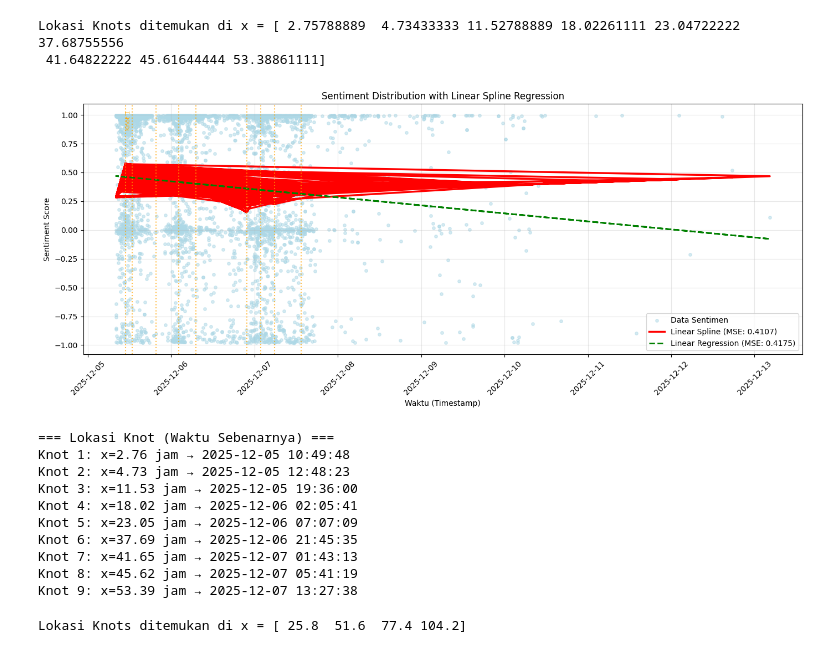
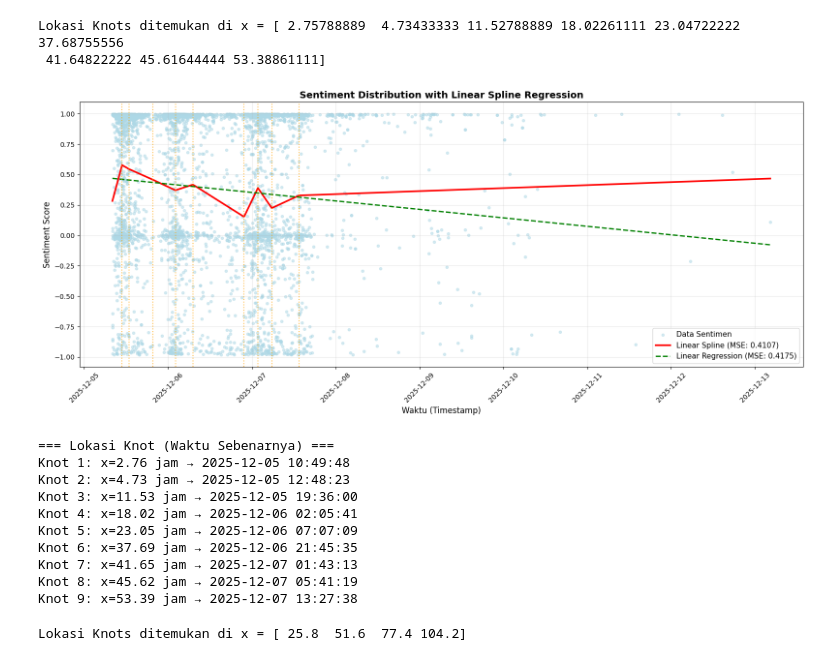
Before and after one commit to YehezkielG/sentiment-spline-truncated-bencana-banjir, a Jupyter notebook: notebook.ipynb, the cells around one changed output. Drawn from its saved outputs; the diff is of its cells as text; code cells hidden in the pictures.

Commit message:
update, visualzation for good

```diff
--- a/notebook.ipynb
+++ b/notebook.ipynb
@@ -187,47 +187,61 @@ Lokasi Knots ditemukan di x = [ 2.75788889  4.73433333 11.52788889 18.02261111 2
 final_model.fit(X_spline, y)
 y_pred = final_model.predict(X_spline)
 
 model_no_spline = Model()
 model_no_spline.fit(x.reshape(-1, 1), y)
 y_pred_linear = model_no_spline.predict(x.reshape(-1, 1))
 
 # Calculate MSE
 mse_spline = mean_squared_error(y, y_pred)
 mse_linear = mean_squared_error(y, y_pred_linear)
 
 # Konversi x (jam) kembali ke timestamp asli
 x_timestamps = start_time + pd.to_timedelta(x, unit='h')
 
-# Konversi posisi knot ke timestamp
+# --- PERBAIKAN DI SINI ---
+# Dapatkan index yang membuat x_timestamps menjadi urut
+sorted_indices = np.argsort(x_timestamps)
+
+# Urutkan sumbu X dan hasil prediksi (y_pred) berdasarkan index tersebut
+x_sorted = x_timestamps[sorted_indices]
+y_pred_sorted = y_pred[sorted_indices]
+
+# Lakukan hal yang sama untuk Linear Regression agar rapi (opsional jika sudah lurus)
+y_pred_linear_sorted = y_pred_linear[sorted_indices]
+
+# Konversi posisi knot ke timestamp (tidak perlu sort karena biasanya knot sudah urut)
 knot_timestamps = start_time + pd.to_timedelta(final_knots, unit='h')
 
-plt.figure(figsize=(14, 6))
+plt.figure(figsize=(16, 7))
+
+# Scatter plot TIDAK perlu di-sort (karena titik berdiri sendiri), tapi agar konsisten boleh saja
 plt.scatter(x_timestamps, y, alpha=0.5, s=15, label='Data Sentimen', color='lightblue')
-plt.plot(x_timestamps, y_pred, color='red', linewidth=2.5, label=f'Linear Spline (MSE: {mse_spline:.4f})')
-plt.plot(x_timestamps, y_pred_linear, color='green', linewidth=2, linestyle='--', label=f'Linear Regression (MSE: {mse_linear:.4f})')
 
-# Tambahkan garis vertikal untuk knot positions
+# Plot garis menggunakan data yang SUDAH DIURUTKAN
+plt.plot(x_sorted, y_pred_sorted, color='red', linewidth=2.5, label=f'Linear Spline (MSE: {mse_spline:.4f})')
+plt.plot(x_sorted, y_pred_linear_sorted, color='green', linewidth=2, linestyle='--', label=f'Linear Regression (MSE: {mse_linear:.4f})')
+
+# Tampilkan hanya setiap knot ke-n untuk menghindari overcrowding
+step = max(1, len(final_knots) // 10)  # Tampilkan maksimal 10 knot
 for i, knot_time in enumerate(knot_timestamps):
-    plt.axvline(knot_time, color='orange', linestyle=':', linewidth=1.5, alpha=0.7)
-    if i == 0:
-        plt.text(knot_time, plt.ylim()[1] * 0.95, f'Knot {i+1}',
-                 rotation=90, verticalalignment='top', fontsize=8, color='orange')
+    if i % step == 0:
+        plt.axvline(knot_time, color='orange', linestyle=':', linewidth=1.5, alpha=0.7)
 
-plt.title("Sentiment Distribution with Linear Spline Regression")
-plt.xlabel("Waktu (Timestamp)")
-plt.ylabel("Sentiment Score")
-plt.legend()
+plt.title("Sentiment Distribution with Linear Spline Regression", fontsize=14, fontweight='bold')
+plt.xlabel("Waktu (Timestamp)", fontsize=12)
+plt.ylabel("Sentiment Score", fontsize=12)
+plt.legend(fontsize=11)
 plt.grid(True, alpha=0.3)
 plt.xticks(rotation=45)
 plt.tight_layout()
 plt.show()
 
 # Print knot timestamps
 print(f"\n=== Lokasi Knot (Waktu Sebenarnya) ===")
 for i, (knot_x, knot_time) in enumerate(zip(final_knots, knot_timestamps), 1):
     print(f"Knot {i}: x={knot_x:.2f} jam → {knot_time.strftime('%Y-%m-%d %H:%M:%S')}")
 # %% [output]
-[figure, old version]
+[figure, new version]
 === Lokasi Knot (Waktu Sebenarnya) ===
 Knot 1: x=2.76 jam → 2025-12-05 10:49:48
 Knot 2: x=4.73 jam → 2025-12-05 12:48:23
```
Also changed, not shown: parts of 1 cell of this notebook.
